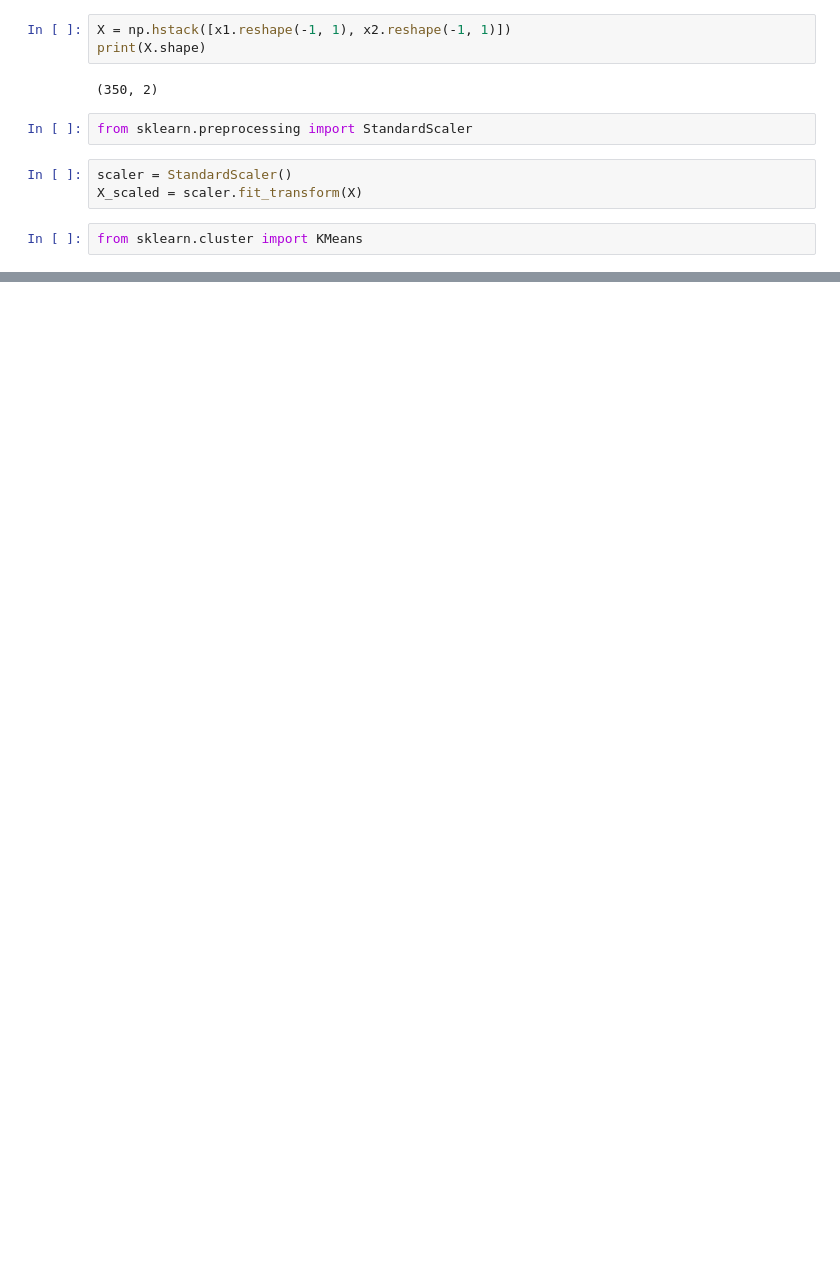
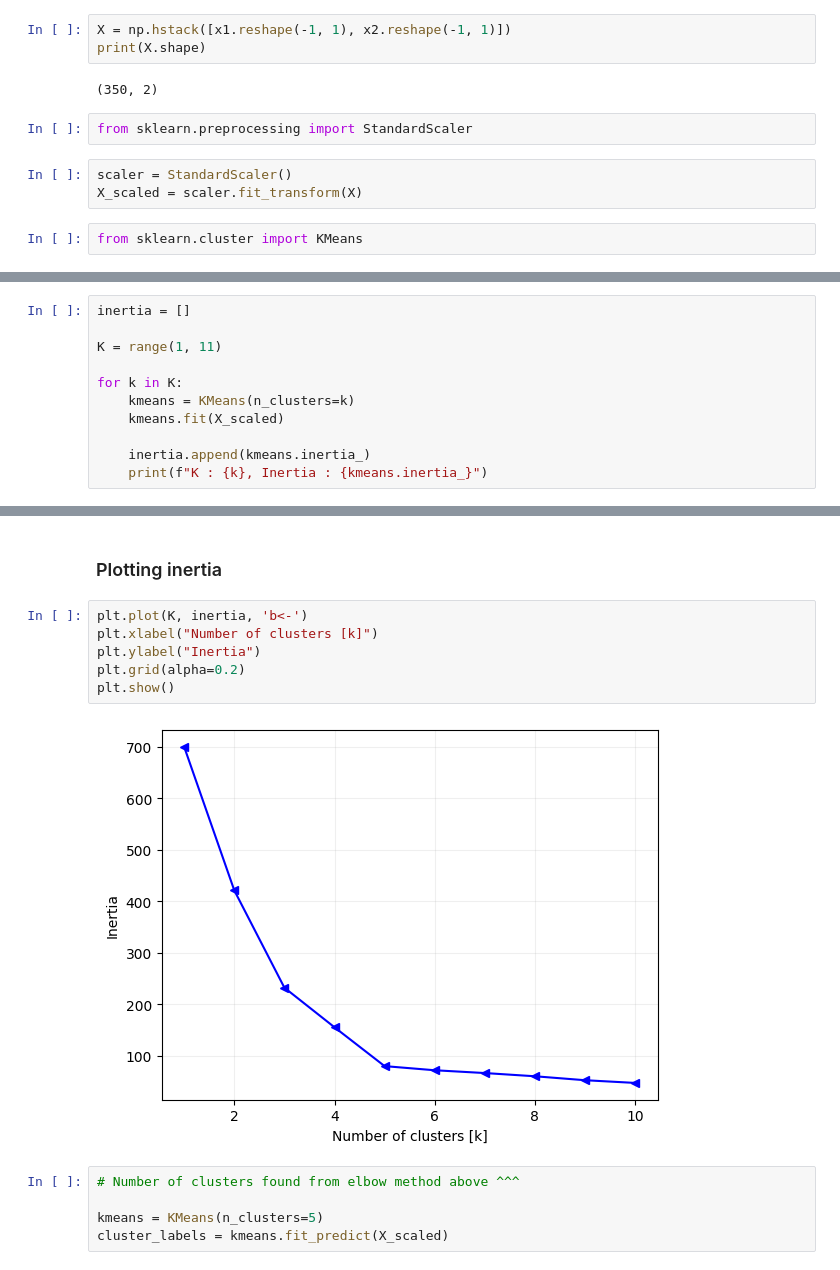
Before and after one commit to basketball23/nyu-machine-learning, a Jupyter notebook: day8/unsupervised-learning.ipynb, the cells around one changed output, grey strips where cells are left out. Drawn from its saved outputs; the diff is of its cells as text; blank space fills up the shorter version.

```diff
--- a/day8/unsupervised-learning.ipynb
+++ b/day8/unsupervised-learning.ipynb
@@ -47,0 +58,11 @@ from sklearn.cluster import KMeans
+# %%
+inertia = []
+
+K = range(1, 11)
+
+for k in K:
+    kmeans = KMeans(n_clusters=k)
+    kmeans.fit(X_scaled)
+
+    inertia.append(kmeans.inertia_)
+    print(f"K : {k}, Inertia : {kmeans.inertia_}")
@@ -47,0 +80,15 @@ from sklearn.cluster import KMeans
+# %% [markdown]
+### Plotting inertia
+# %%
+plt.plot(K, inertia, 'b<-')
+plt.xlabel("Number of clusters [k]")
+plt.ylabel("Inertia")
+plt.grid(alpha=0.2)
+plt.show()
+# %% [output]
+[figure, added]
+# %%
+# Number of clusters found from elbow method above ^^^
+
+kmeans = KMeans(n_clusters=5)
+cluster_labels = kmeans.fit_predict(X_scaled)
```
Also changed, not shown: parts of 7 cells of this notebook, 1 other file.
